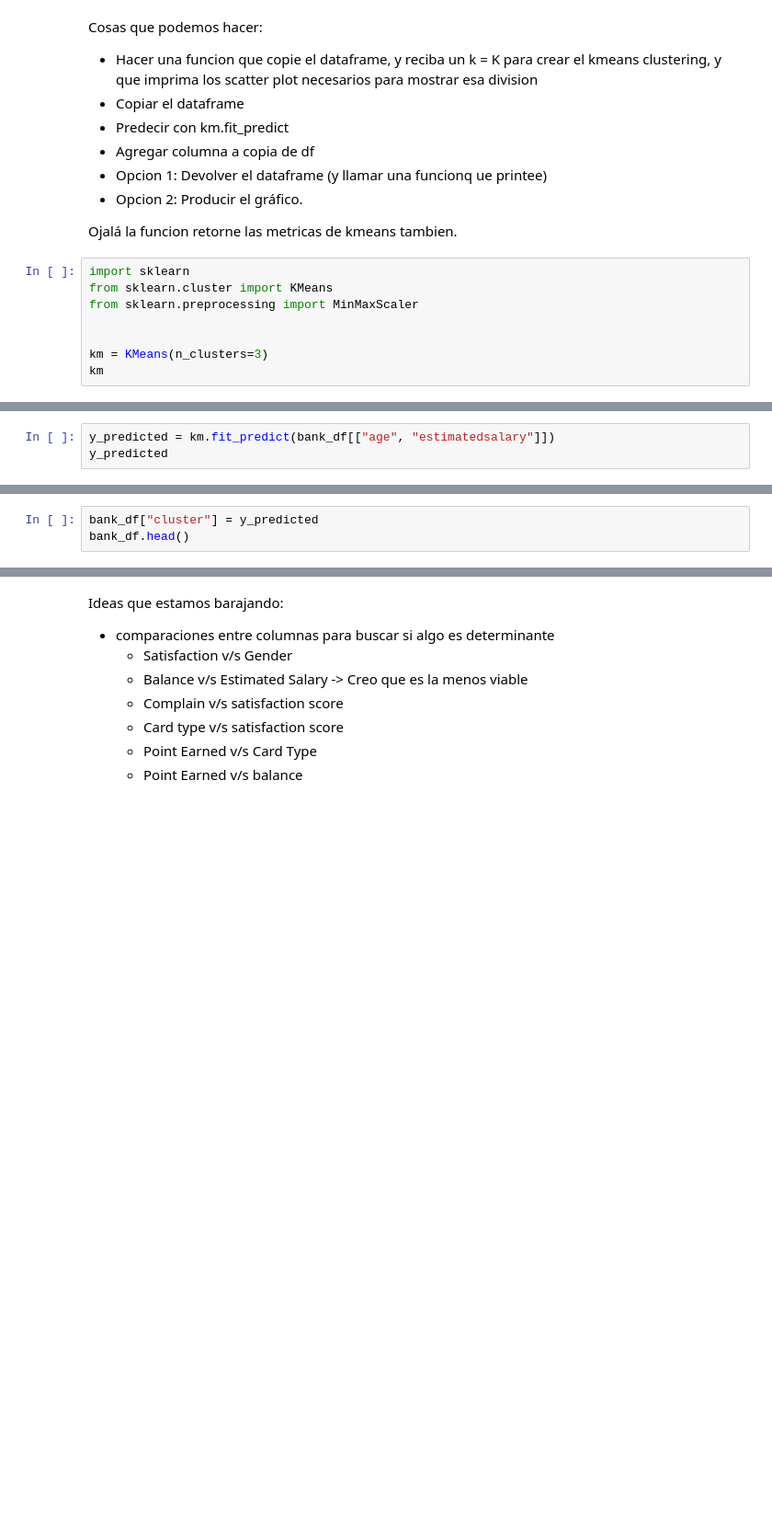
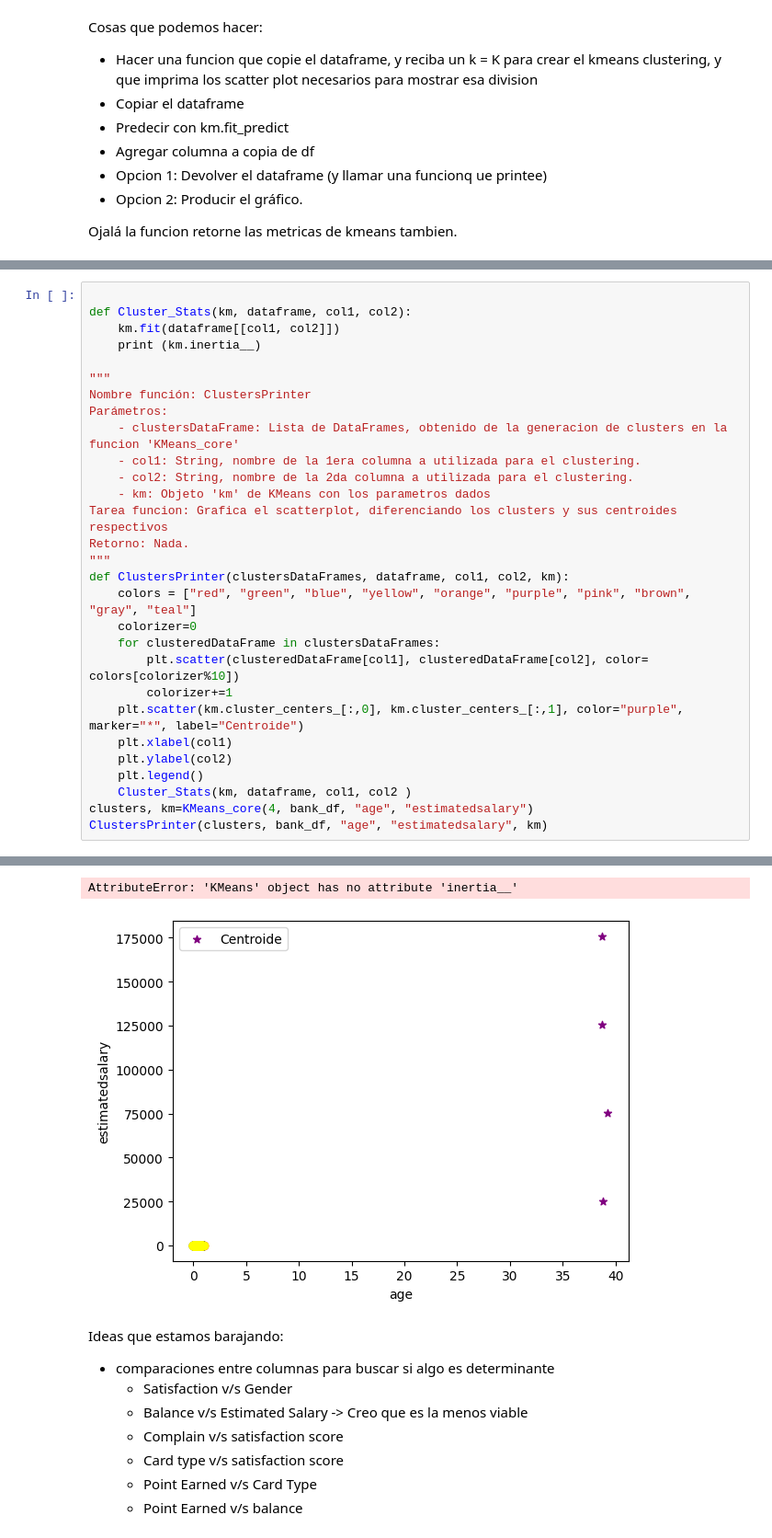
Before and after one commit to ElKroko/Data-Science, a Jupyter notebook: Tarea 3/Enunciado_Lab_3_Clustering_y_Reglas_de_Asociación.ipynb, the cells around one changed output, grey strips where cells are left out. Shown at 92% size. Cells and saved outputs as stored; diff of their text form; blank space fills up the shorter version.

Commit message:
Funciones para hacer kmeans y graficarla, comienzo de analisis de resultados: fallido

```diff
--- a/Tarea 3/Enunciado_Lab_3_Clustering_y_Reglas_de_Asociación.ipynb
+++ b/Tarea 3/Enunciado_Lab_3_Clustering_y_Reglas_de_Asociación.ipynb
@@ -272,11 +242,3 @@ Cosas que podemos hacer:
 - Opcion 2: Producir el gráfico.
 
 Ojalá la funcion retorne las metricas de kmeans tambien.
-# %%
-import sklearn
-from sklearn.cluster import KMeans
-from sklearn.preprocessing import MinMaxScaler
-
-
-km = KMeans(n_clusters=3)
-km
@@ -285,3 +244,0 @@ KMeans(n_clusters=3)
-# %%
-y_predicted = km.fit_predict(bank_df[["age", "estimatedsalary"]])
-y_predicted
@@ -290,3 +244,0 @@ array([2, 2, 2, ..., 1, 2, 1])
-# %%
-bank_df["cluster"] = y_predicted
-bank_df.head()
@@ -320,0 +325,30 @@ sns.scatterplot(bank_df, x="age", y="estimatedsalary", hue="cluster")
+# %%
+
+def Cluster_Stats(km, dataframe, col1, col2):
+    km.fit(dataframe[[col1, col2]])
+    print (km.inertia__)
+
+"""
+Nombre función: ClustersPrinter
+Parámetros:
+    - clustersDataFrame: Lista de DataFrames, obtenido de la generacion de clusters en la funcion 'KMeans_core'
+    - col1: String, nombre de la 1era columna a utilizada para el clustering.
+    - col2: String, nombre de la 2da columna a utilizada para el clustering.
+    - km: Objeto 'km' de KMeans con los parametros dados
+Tarea funcion: Grafica el scatterplot, diferenciando los clusters y sus centroides respectivos
+Retorno: Nada.
+"""
+def ClustersPrinter(clustersDataFrames, dataframe, col1, col2, km):
+    colors = ["red", "green", "blue", "yellow", "orange", "purple", "pink", "brown", "gray", "teal"]
+    colorizer=0
+    for clusteredDataFrame in clustersDataFrames:
+        plt.scatter(clusteredDataFrame[col1], clusteredDataFrame[col2], color= colors[colorizer%10])
+        colorizer+=1
+    plt.scatter(km.cluster_centers_[:,0], km.cluster_centers_[:,1], color="purple", marker="*", label="Centroide")
+    plt.xlabel(col1)
+    plt.ylabel(col2)
+    plt.legend()
+    Cluster_Stats(km, dataframe, col1, col2 )
+clusters, km=KMeans_core(4, bank_df, "age", "estimatedsalary")
+ClustersPrinter(clusters, bank_df, "age", "estimatedsalary", km)
+# %% [output]
@@ -321,3 +384,5 @@ sns.scatterplot(bank_df, x="age", y="estimatedsalary", hue="cluster")
+AttributeError: 'KMeans' object has no attribute 'inertia__'
+[figure, added]
 # %% [markdown]
 Ideas que estamos barajando:
 
```
Also changed, not shown: parts of 24 cells of this notebook.
